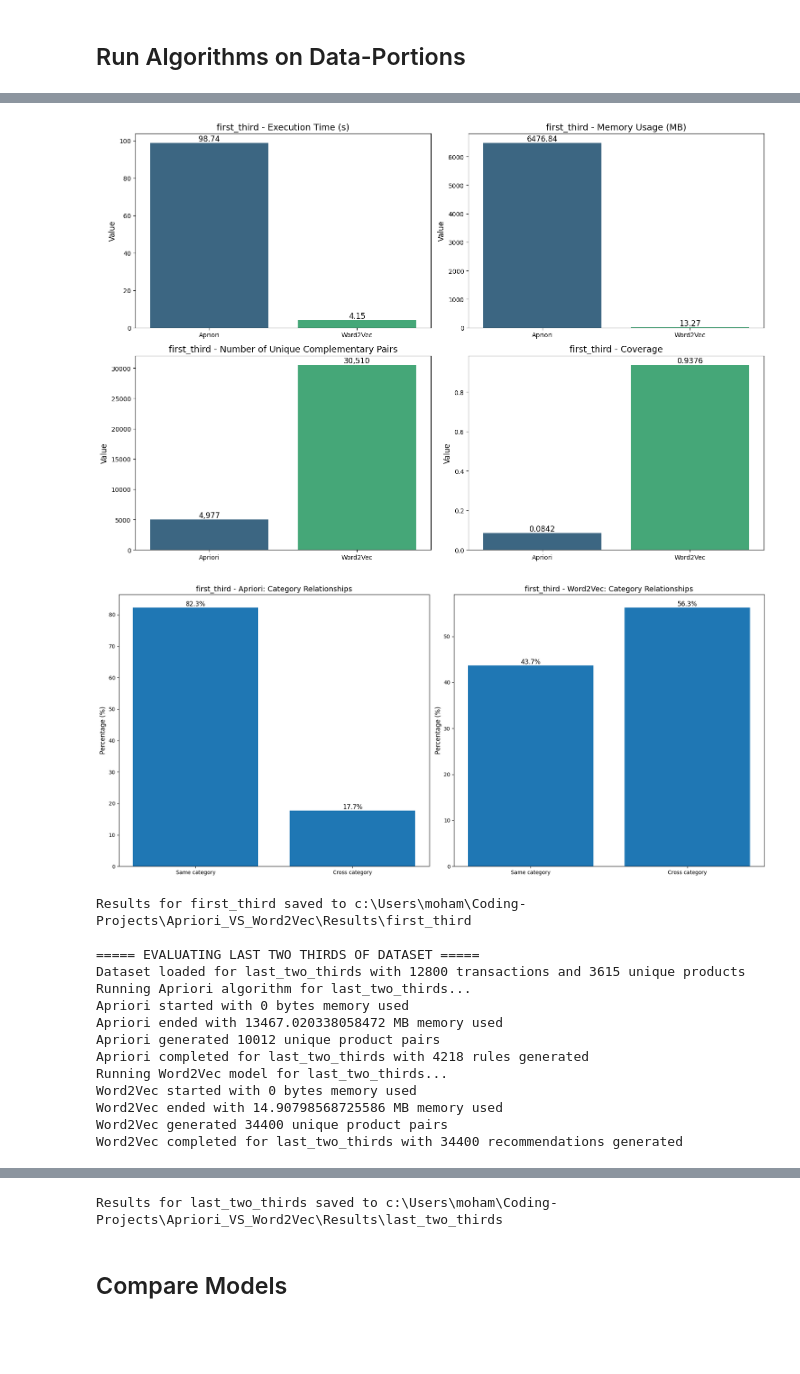
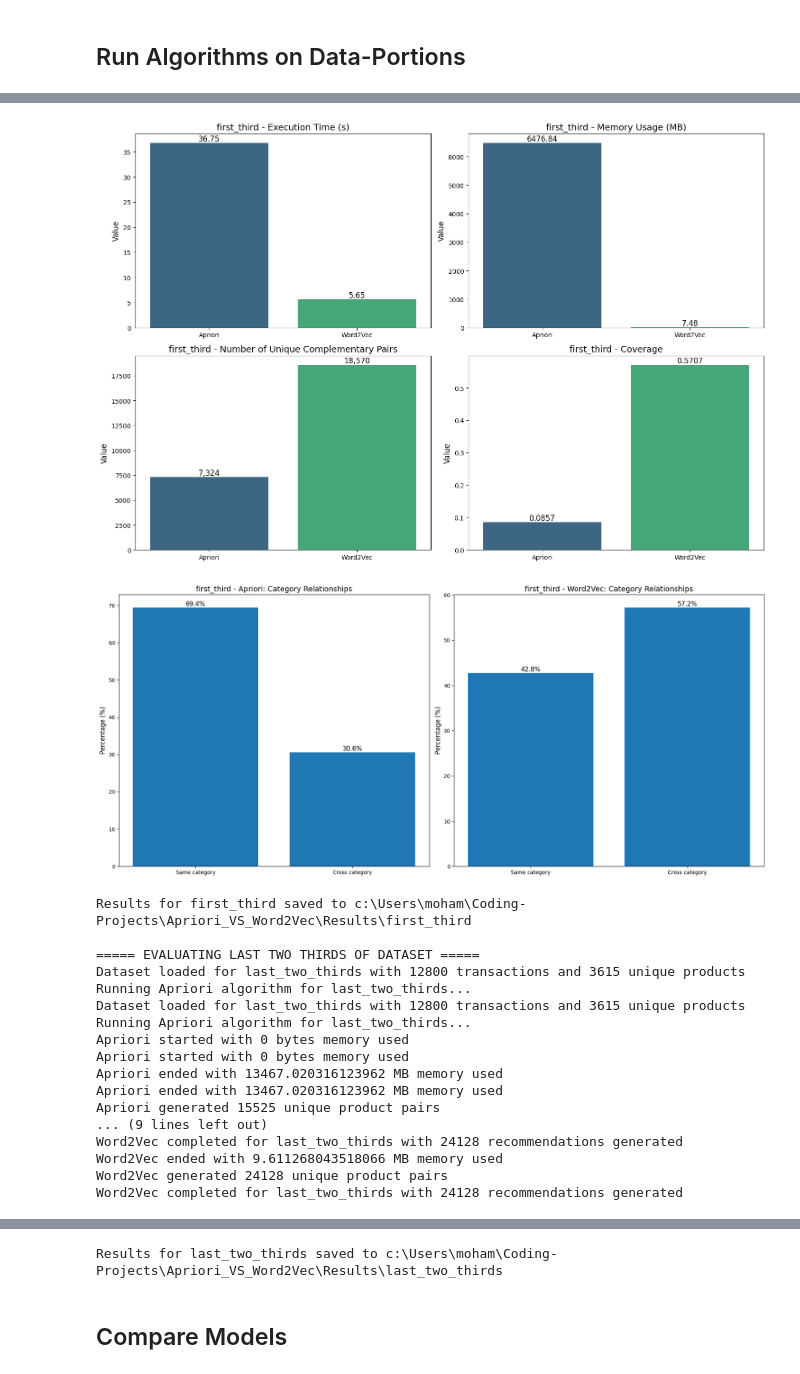
Before and after one commit to Mohammed87FS/Apriori_VS_Word2Vec, a Jupyter notebook: Models/Models_Evaluator.ipynb, the cells around one changed output, grey strips where cells are left out. Drawn from its saved outputs; the diff is of its cells as text; code cells hidden in the pictures; blank space fills up the shorter version.

Commit message:
updating model evaluator

```diff
--- a/Models/Models_Evaluator.ipynb
+++ b/Models/Models_Evaluator.ipynb
@@ -37,18 +37,18 @@ excel_file = 'full_validated_dataset.xlsx'
 
 # Apriori parameters
 apriori_min_support = 0.01
-apriori_min_confidence = 0.3
-apriori_min_lift = 1.2
+apriori_min_confidence = 0.1
 
 # Word2Vec parameters
-vector_size_num = 100
-window_num = 5
+vector_size_num = 50
+window_num = 10
 workers_num = 4
 negative_sampling = 10
 epoches_num = 10
-min_count = 2
+min_count = 20
 w2v_min_count = 2
 w2v_topn = 10
+w2v_similarity_threshold = 0.5
 # %% [markdown]
 ## ModelEvaluator Class Definition
 # %%
@@ -108,14 +108,13 @@ class ModelEvaluator:
         gc.collect()
         for _ in range(3):
             gc.collect()
-    def run_apriori(self, min_support=apriori_min_support, min_confidence=apriori_min_confidence, min_lift=apriori_min_lift):
+    def run_apriori(self, min_support=apriori_min_support, min_confidence=apriori_min_confidence):
         """
         Run Apriori algorithm and measure performance.
 
         Args:
             min_support (float): Minimum support threshold
             min_confidence (float): Minimum confidence threshold
-            min_lift (float): Minimum lift threshold
 
         Returns:
             dict: Performance metrics for Apriori
@@ -138,8 +137,7 @@ class ModelEvaluator:
         frequent_itemsets = apriori(basket_encoded, min_support=min_support, use_colnames=True)
 
 
-        rules = association_rules(frequent_itemsets, metric="lift", min_threshold=min_lift)
-        rules = rules[rules['confidence'] >= min_confidence]
+        rules = association_rules(frequent_itemsets, metric="confidence", min_threshold=min_confidence)
 
 
         rules["antecedent_len"] = rules["antecedents"].apply(lambda x: len(x))
@@ -159,7 +157,7 @@ class ModelEvaluator:
         unique_pairs_count = len(self.apriori_product_pairs)
         print(f"Apriori generated {unique_pairs_count} unique product pairs")
 
-        # Store metrics
+
         self.metrics['apriori'] = {
             'execution_time': end_time - start_time,
             'memory_usage': peak_memory,
@@ -218,7 +216,7 @@ class ModelEvaluator:
 
         return pd.DataFrame(product_pairs)
 
-    def run_word2vec(self, vector_size=vector_size_num, window=window_num, min_count=min_count, topn=w2v_topn):
+    def run_word2vec(self, vector_size=vector_size_num, window=window_num, min_count=min_count, topn=w2v_topn,similarity_threshold=w2v_similarity_threshold):
         """
         Run Word2Vec model and measure performance.
 
@@ -261,6 +259,11 @@ class ModelEvaluator:
                 try:
                     similar_products = model.wv.most_similar(product, topn=topn)
 
+                    filtered_similar_products = [
+                    (comp_product, similarity)
+                    for comp_product, similarity in similar_products
+                    if similarity >= similarity_threshold
+]
                     complementary_list = [
                         {
                             'Original Product': product,
@@ -268,7 +271,7 @@ class ModelEvaluator:
                             'Similarity Score': similarity,
                             'Rank': rank + 1
                         }
-                        for rank, (comp_product, similarity) in enumerate(similar_products)
+                        for rank, (comp_product, similarity) in enumerate(filtered_similar_products)
                     ]
 
                     comprehensive_results.extend(complementary_list)
@@ -629,21 +629,20 @@ Last two thirds: 345058 records
 print("\n===== EVALUATING WHOLE DATASET =====")
 evaluator_whole = ModelEvaluator(path, path_results, excel_file, df_whole, "whole_dataset")
 evaluator_whole.run_apriori()
-evaluator_whole.run_word2vec()
+evaluator_whole.run_word2vec(similarity_threshold=w2v_similarity_threshold)
 evaluator_whole.save_results()
 
-# ===== EVALUATE FIRST THIRD =====
+
 print("\n===== EVALUATING FIRST THIRD OF DATASET =====")
 evaluator_first_third = ModelEvaluator(path, path_results, excel_file, df_first_third, "first_third")
 evaluator_first_third.run_apriori()
-evaluator_first_third.run_word2vec()
+evaluator_first_third.run_word2vec(similarity_threshold=w2v_similarity_threshold)
 evaluator_first_third.save_results()
 
-# ===== EVALUATE LAST TWO THIRDS =====
 print("\n===== EVALUATING LAST TWO THIRDS OF DATASET =====")
 evaluator_last_two_thirds = ModelEvaluator(path, path_results, excel_file, df_last_two_thirds, "last_two_thirds")
 evaluator_last_two_thirds.run_apriori()
-evaluator_last_two_thirds.run_word2vec()
+evaluator_last_two_thirds.run_word2vec(similarity_threshold=w2v_similarity_threshold)
 evaluator_last_two_thirds.save_results()
 # %% [output]
 ===== EVALUATING WHOLE DATASET =====
@@ -677,16 +684,19 @@ Word2Vec completed for first_third with 30510 recommendations generated
-[figure, old version]
+[figure, new version]
-[figure, old version]
+[figure, new version]
 Results for first_third saved to c:\Users\moham\Coding-Projects\Apriori_VS_Word2Vec\Results\first_third
 
 ===== EVALUATING LAST TWO THIRDS OF DATASET =====
 Dataset loaded for last_two_thirds with 12800 transactions and 3615 unique products
 Running Apriori algorithm for last_two_thirds...
+Dataset loaded for last_two_thirds with 12800 transactions and 3615 unique products
+Running Apriori algorithm for last_two_thirds...
 Apriori started with 0 bytes memory used
-Apriori ended with 13467.020338058472 MB memory used
-Apriori generated 10012 unique product pairs
-Apriori completed for last_two_thirds with 4218 rules generated
-Running Word2Vec model for last_two_thirds...
-Word2Vec started with 0 bytes memory used
-Word2Vec ended with 14.90798568725586 MB memory used
-Word2Vec generated 34400 unique product pairs
-Word2Vec completed for last_two_thirds with 34400 recommendations generated
+Apriori started with 0 bytes memory used
+Apriori ended with 13467.020316123962 MB memory used
+Apriori ended with 13467.020316123962 MB memory used
+Apriori generated 15525 unique product pairs
+... (9 lines left out)
+Word2Vec completed for last_two_thirds with 24128 recommendations generated
+Word2Vec ended with 9.611268043518066 MB memory used
+Word2Vec generated 24128 unique product pairs
+Word2Vec completed for last_two_thirds with 24128 recommendations generated
```
Also changed, not shown: parts of 3 cells of this notebook.
